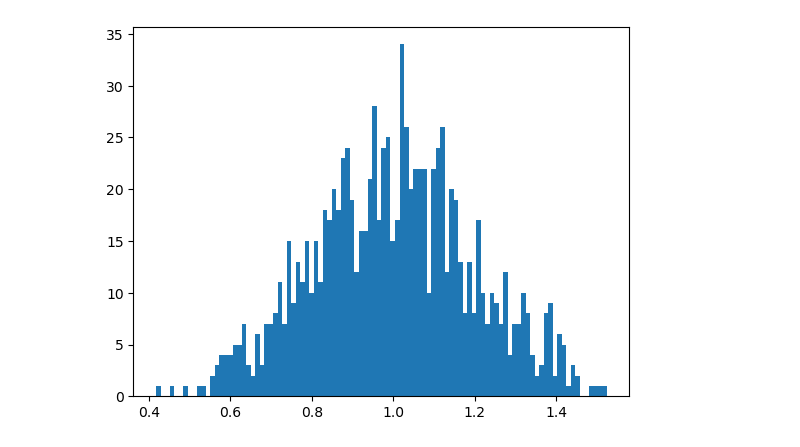
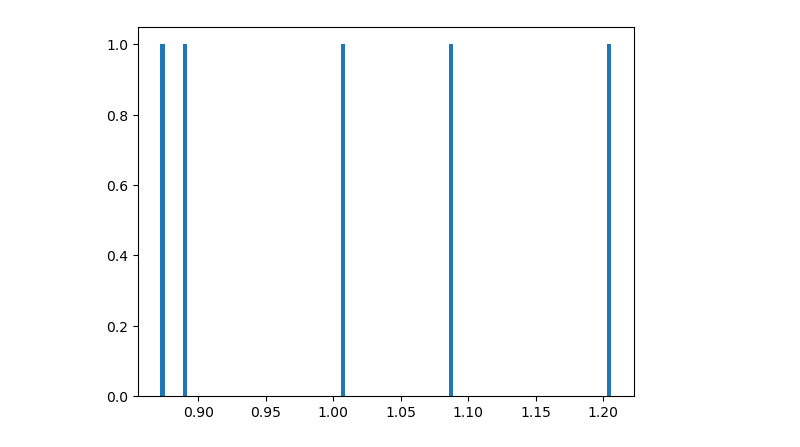
Before and after one commit to robertoinfurna/astrostatistics_bicocca_2024, a Jupyter notebook: working/Maximum_likelihood.ipynb, the cells around one changed output. Drawn from its saved outputs; the diff is of its cells as text; code cells hidden in the pictures.

```diff
--- a/working/Maximum_likelihood.ipynb
+++ b/working/Maximum_likelihood.ipynb
@@ -4,13 +4,13 @@ import matplotlib.pyplot as plt
 import random
 # %%
 measurements = []
-N = 1000
+N = 5
 for i in range(N):
     measurements.append(random.gauss(1,0.2)) #numbers from a given distribution with mu=1, sigma=0.2
 plt.hist(measurements,100)
 plt.show()
 # %% [output]
-[figure, old version]
+[figure, new version]
 # %%
 x = np.linspace(0,2,10000)
 
```
Also changed, not shown: parts of 7 cells of this notebook.
